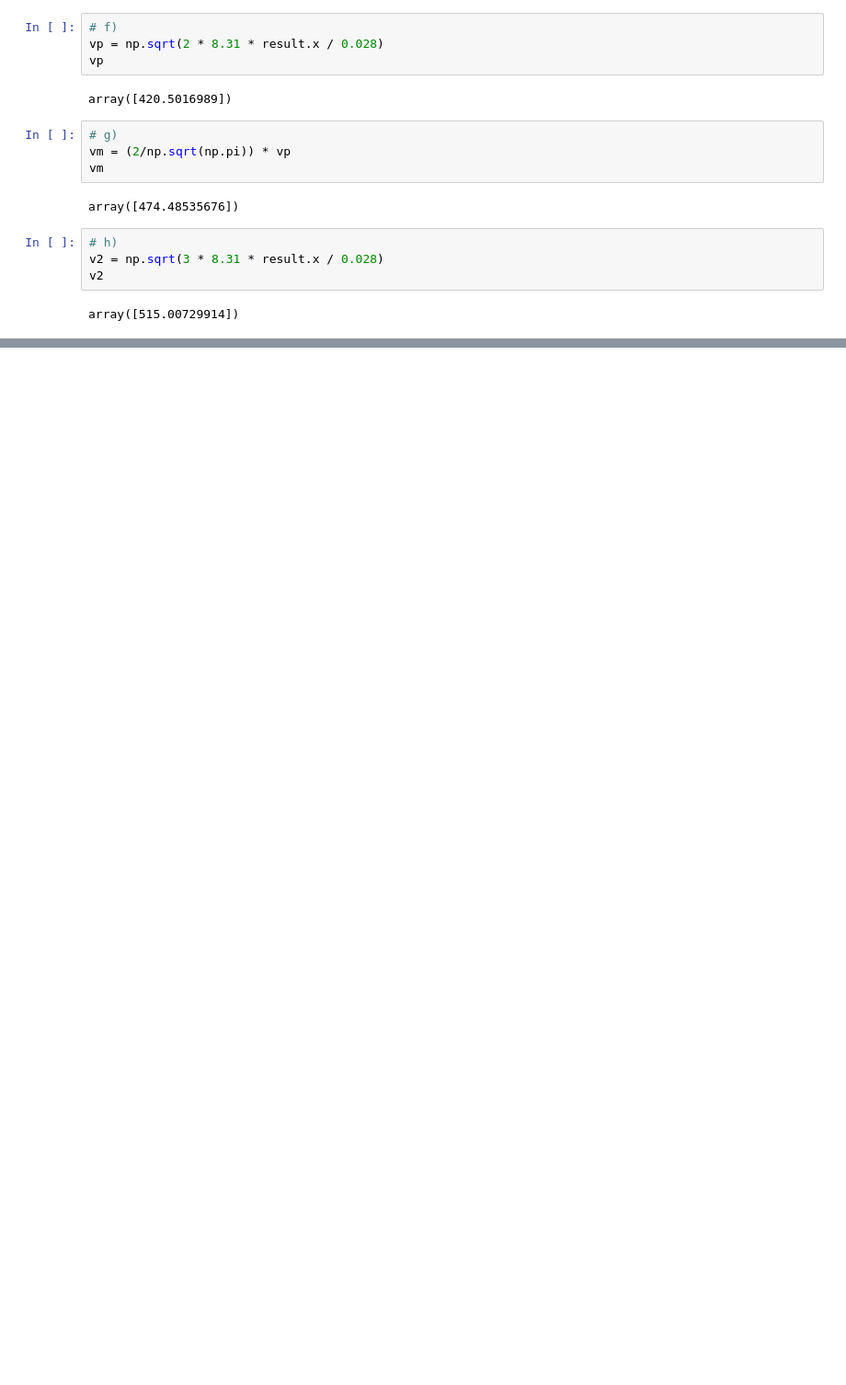
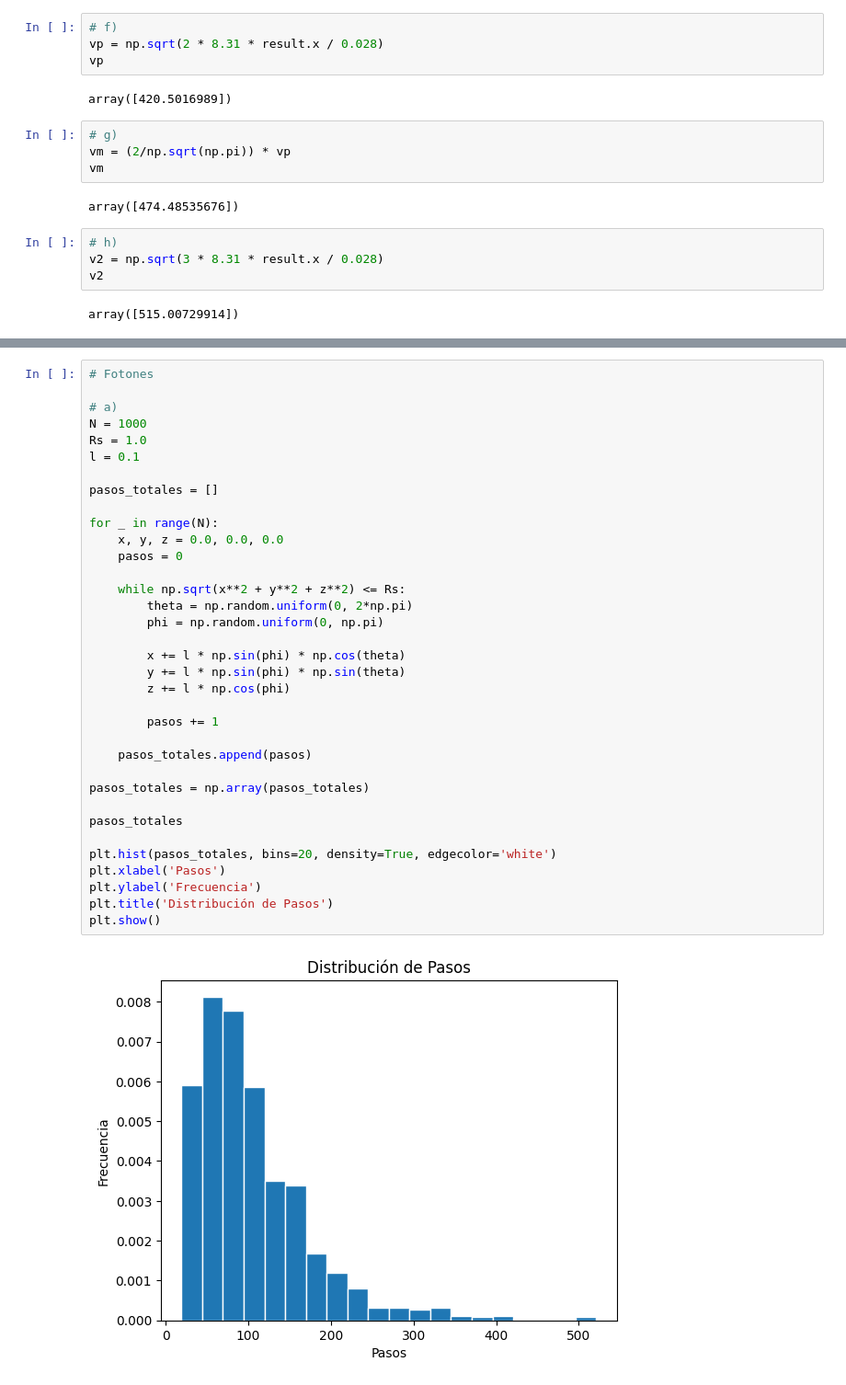
Before and after one commit to JSRV18/Dinosaurio-repository, a Jupyter notebook: Parcial3Dinosaurio.ipynb, the cells around one changed output, grey strips where cells are left out. Shown: that part at 92% size. Saved outputs shown, nothing was run; the diff lists cells and outputs as text; blank space fills up the shorter version.

```diff
--- a/Parcial3Dinosaurio.ipynb
+++ b/Parcial3Dinosaurio.ipynb
@@ -316,0 +450,37 @@ LogPosterior(1000,V)
+# %%
+# Fotones
+
+# a)
+N = 1000
+Rs = 1.0
+l = 0.1
+
+pasos_totales = []
+
+for _ in range(N):
+    x, y, z = 0.0, 0.0, 0.0
+    pasos = 0
+
+    while np.sqrt(x**2 + y**2 + z**2) <= Rs:
+        theta = np.random.uniform(0, 2*np.pi)
+        phi = np.random.uniform(0, np.pi)
+
+        x += l * np.sin(phi) * np.cos(theta)
+        y += l * np.sin(phi) * np.sin(theta)
+        z += l * np.cos(phi)
+
+        pasos += 1
+
+    pasos_totales.append(pasos)
+
+pasos_totales = np.array(pasos_totales)
+
+pasos_totales
+
+plt.hist(pasos_totales, bins=20, density=True, edgecolor='white')
+plt.xlabel('Pasos')
+plt.ylabel('Frecuencia')
+plt.title('Distribución de Pasos')
+plt.show()
+# %% [output]
+[figure, added]
```
Also changed, not shown: parts of 38 cells of this notebook.
